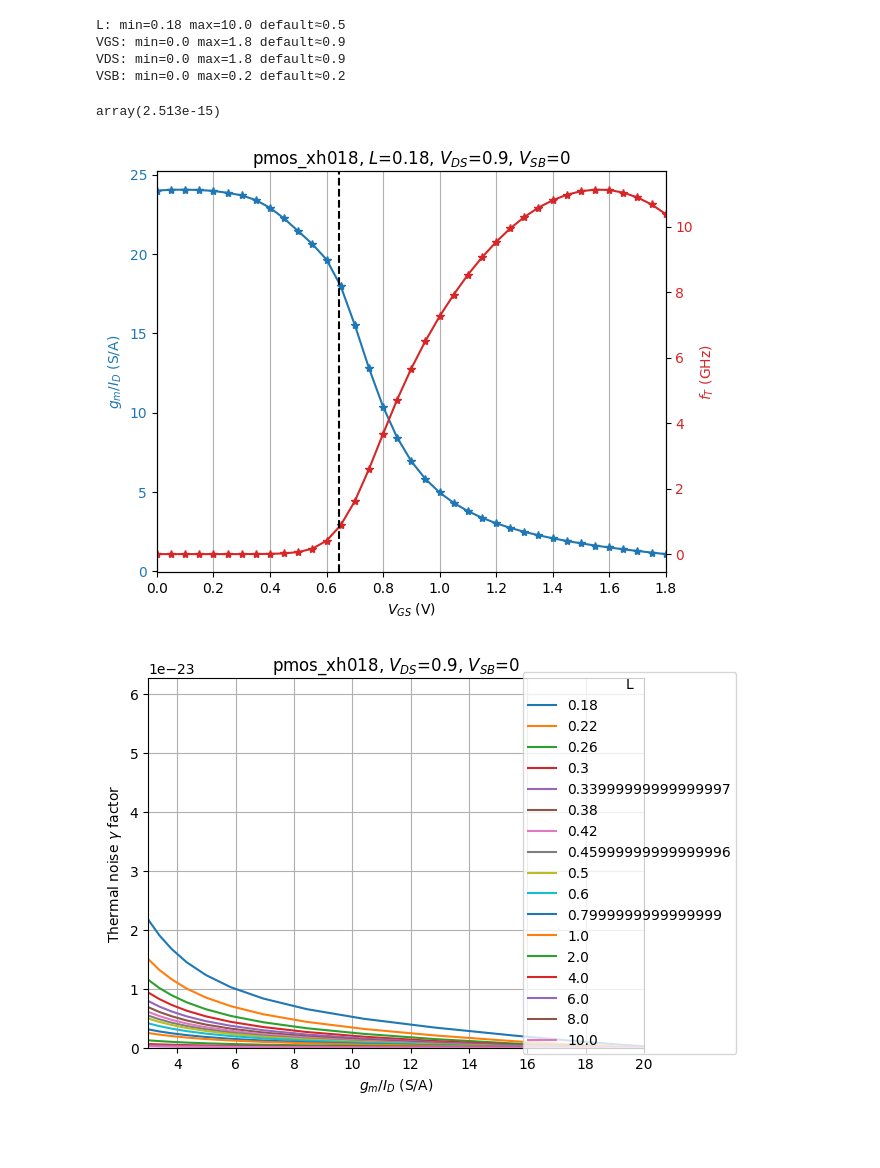
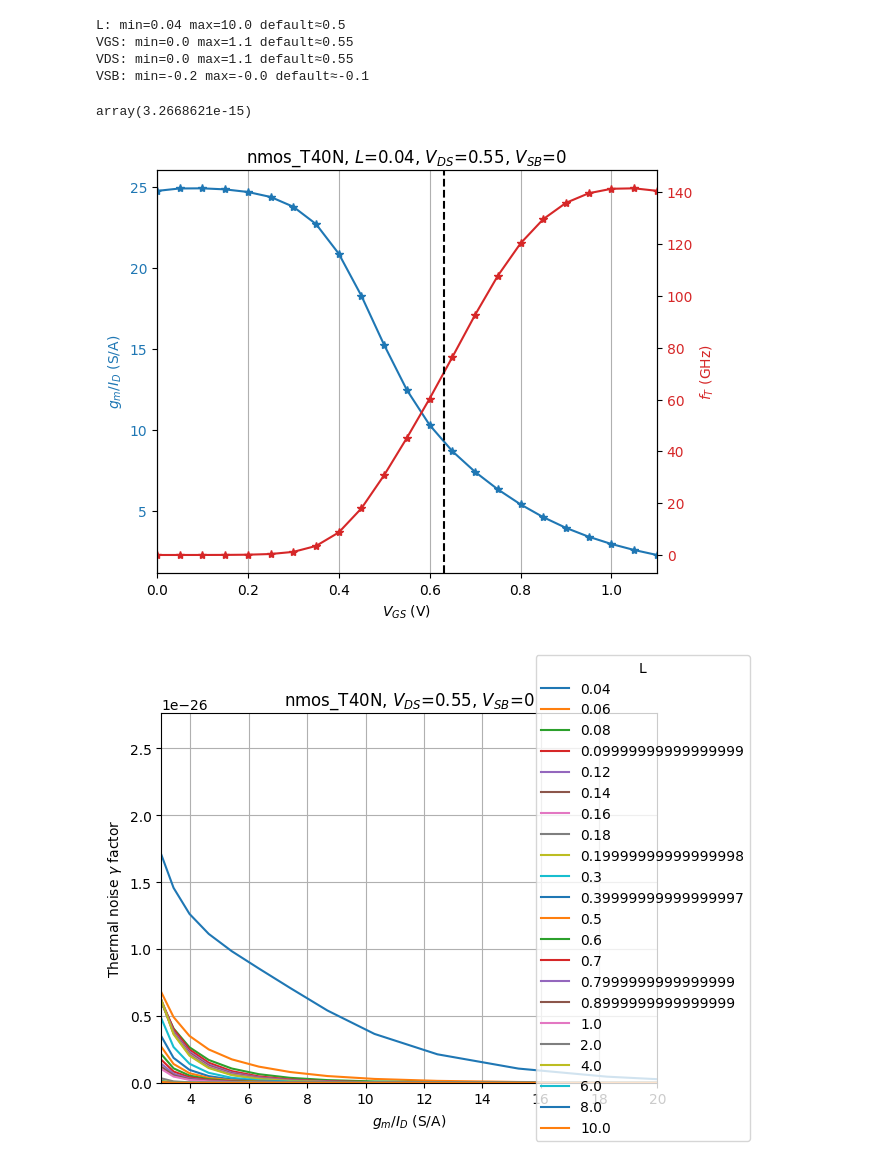
Before and after one commit to Surfeur974/gmadrid, a Jupyter notebook: Lookup_generation/techsweep_txt_to_mat.ipynb, the cells around one changed output. Drawn from its saved outputs; the diff is of its cells as text; code cells hidden in the pictures; blank space fills up the shorter version.

```diff
--- a/Lookup_generation/techsweep_txt_to_mat.ipynb
+++ b/Lookup_generation/techsweep_txt_to_mat.ipynb
@@ -16,11 +16,11 @@ import matplotlib.pyplot as plt
 from pygmid import Lookup as lk
 # %%
 ###########Input param pour .MAT
-device = 'pmos_xh018'
-w = 10.0
+device = 'nmos_T40N'
+w = 1.0
 nfing = 1
-txt_path = '../lookup_table/pmos_xh018.txt'
-infomos = 'XH018 PMOS NEI 180nm'
+txt_path = '../lookup_table/040/nmos_t40.txt'
+infomos = 'T040 NMOS NCH 40nM'
 #################################
 #################################
 #################################
@@ -80,40 +80,40 @@ for name in ['L','VGS','VDS','VSB']:
     arr = fet[name]
     print(f"{name}: min={arr.min()} max={arr.max()} default≈{arr[len(arr)//2]}")
 # %% [output]
-L: min=0.18 max=10.0 default≈0.5
-VGS: min=0.0 max=1.8 default≈0.9
-VDS: min=0.0 max=1.8 default≈0.9
-VSB: min=0.0 max=0.2 default≈0.2
+L: min=0.04 max=10.0 default≈0.5
+VGS: min=0.0 max=1.1 default≈0.55
+VDS: min=0.0 max=1.1 default≈0.55
+VSB: min=-0.2 max=-0.0 default≈-0.1
 # %%
 fet.lookup('CGG_W', L=0.18, VDS=0.9, VGS=0.9, VSB=0)
 # %% [output]
-array(2.513e-15)
+array(3.2668621e-15)
 # %%
 # plot gm/ID and fT versus gate bias
-L1 = min(l); VDS1=0.9; VSB1=0
+L1 = min(l); VDS1=0.55; VSB1=0
 gm_id1 = fet.lookup('GM_ID', L=L1, VDS=VDS1, VSB=VSB1)
 ft1 = fet.lookup('GM_CGG', L=L1, VDS=VDS1, VSB=VSB1)/2/np.pi
 vt = fet.lookup('VT', L=L1, VGS=0.9, VDS=VDS1, VSB=VSB1)
 
 fig, ax1 = plt.subplots()
 ax1.grid(axis='x')
 ax1.set_xlabel('$V_{GS}$ (V)')
 color = 'tab:blue'
 ax1.set_ylabel('$g_m/I_D$ (S/A)', color=color)
 ax1.plot(vgs, gm_id1, color=color, marker='*')
 ax1.tick_params(axis='y', labelcolor=color)
 ax2 = ax1.twinx()
 color = 'tab:red'
 ax2.set_ylabel('$f_T$ (GHz)', color=color)
 ax2.plot(vgs, ft1/1e9, color=color, marker='*')
 ax2.tick_params(axis='y', labelcolor=color)
 fig.tight_layout()
 plt.title(device+', $L$='+str(L1)+', $V_{DS}$='+str(VDS1)+', $V_{SB}$='+str(VSB1))
-plt.xlim(0, 1.8)
+plt.xlim(0, vgs[-1])
 plt.axvline(x=vt, color='k', linestyle='--')
 plt.show()
 # %% [output]
-[figure, old version]
+[figure, new version]
 # %%
 # plot gamma versus gm/ID for all L
 gamma = fet.lookup('STH_GM', L=l, VDS=VDS1, VSB=VSB1) / (4*sc.Boltzmann*300)
@@ -130,4 +130,4 @@ plt.grid(which='major')
 plt.title(device+', $V_{DS}$='+str(VDS1)+', $V_{SB}$='+str(VSB1))
 plt.show()
 # %% [output]
-[figure, old version]
+[figure, new version]
```
Also changed, not shown: parts of 2 cells of this notebook, 12 other files.
